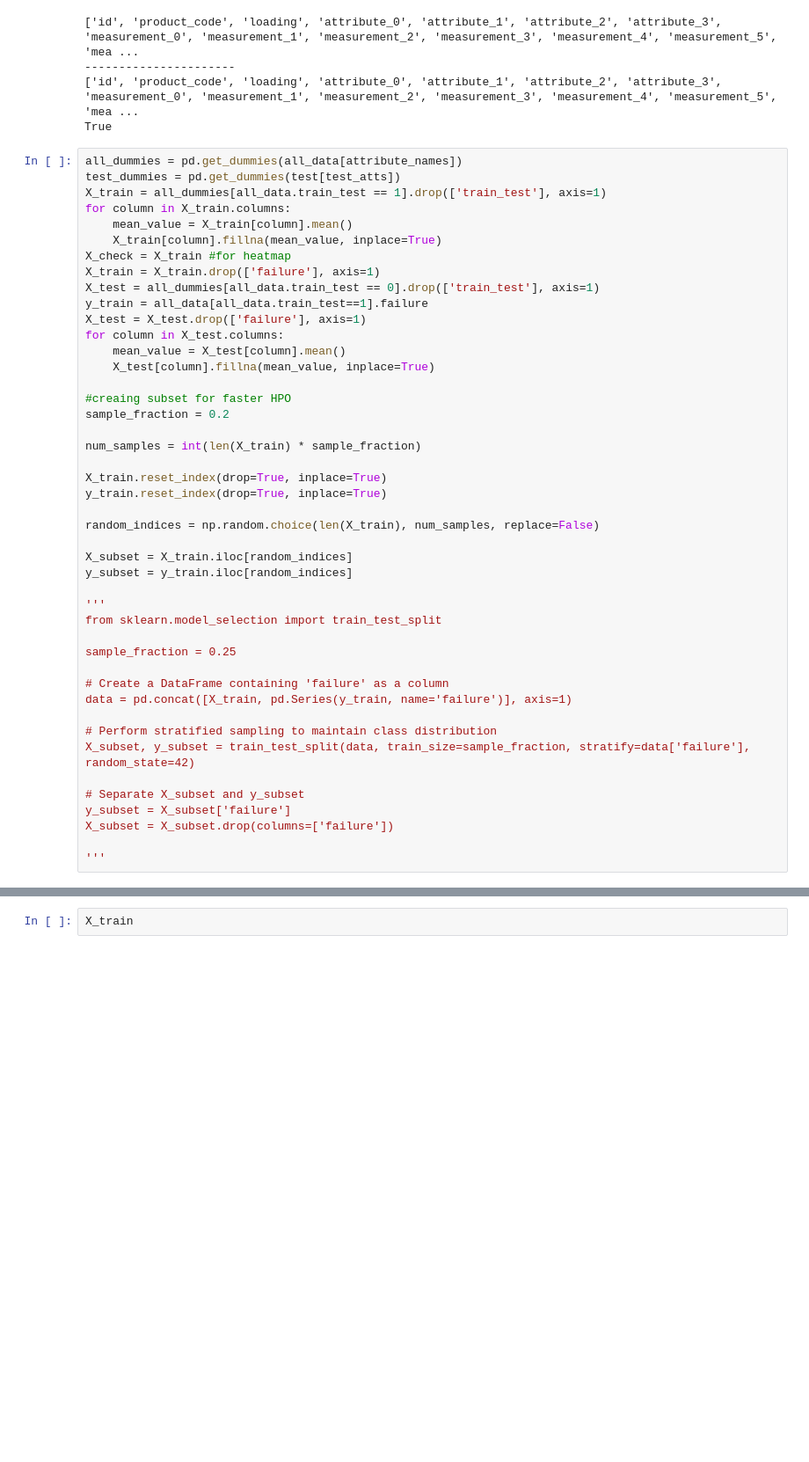
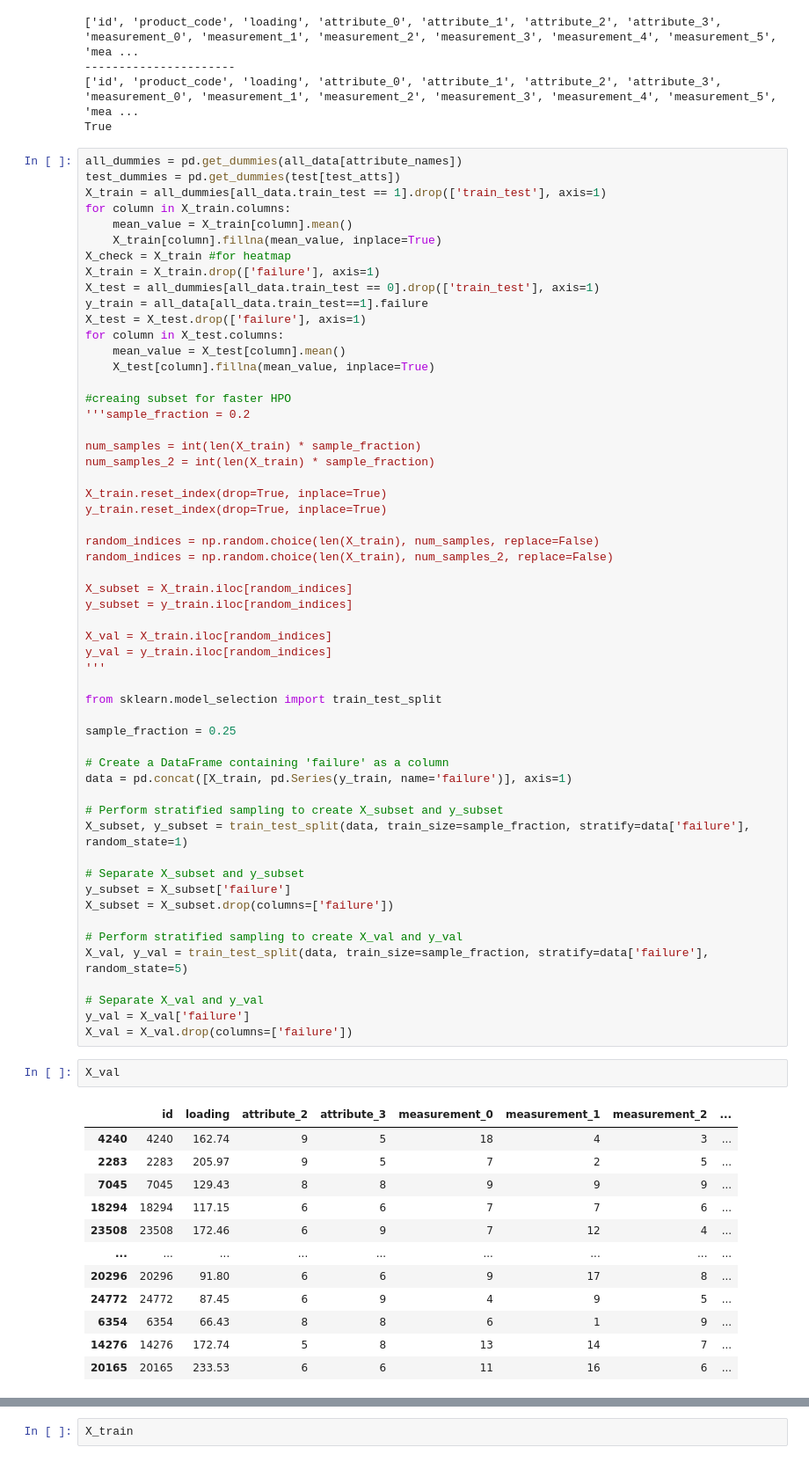
Before and after one commit to AlexisN2002/BProject, a Jupyter notebook: august2022.ipynb, the cells around one changed output, grey strips where cells are left out. Shown at 88% size. Saved outputs shown, nothing was run; the diff lists cells and outputs as text; blank space fills up the shorter version.

```diff
--- a/august2022.ipynb
+++ b/august2022.ipynb
@@ -128,19 +128,24 @@ for column in X_test.columns:
     X_test[column].fillna(mean_value, inplace=True)
 
 #creaing subset for faster HPO
-sample_fraction = 0.2
+'''sample_fraction = 0.2
 
 num_samples = int(len(X_train) * sample_fraction)
+num_samples_2 = int(len(X_train) * sample_fraction)
 
 X_train.reset_index(drop=True, inplace=True)
 y_train.reset_index(drop=True, inplace=True)
 
 random_indices = np.random.choice(len(X_train), num_samples, replace=False)
+random_indices = np.random.choice(len(X_train), num_samples_2, replace=False)
 
 X_subset = X_train.iloc[random_indices]
 y_subset = y_train.iloc[random_indices]
 
+X_val = X_train.iloc[random_indices]
+y_val = y_train.iloc[random_indices]
 '''
+
 from sklearn.model_selection import train_test_split
 
 sample_fraction = 0.25
@@ -148,11 +153,31 @@ sample_fraction = 0.25
 # Create a DataFrame containing 'failure' as a column
 data = pd.concat([X_train, pd.Series(y_train, name='failure')], axis=1)
 
-# Perform stratified sampling to maintain class distribution
-X_subset, y_subset = train_test_split(data, train_size=sample_fraction, stratify=data['failure'], random_state=42)
+# Perform stratified sampling to create X_subset and y_subset
+X_subset, y_subset = train_test_split(data, train_size=sample_fraction, stratify=data['failure'], random_state=1)
 
 # Separate X_subset and y_subset
 y_subset = X_subset['failure']
 X_subset = X_subset.drop(columns=['failure'])
 
-'''
+# Perform stratified sampling to create X_val and y_val
+X_val, y_val = train_test_split(data, train_size=sample_fraction, stratify=data['failure'], random_state=5)
+
+# Separate X_val and y_val
+y_val = X_val['failure']
+X_val = X_val.drop(columns=['failure'])
+# %%
+X_val
+# %% [output]
+|  | id | loading | attribute_2 | attribute_3 | measurement_0 | measurement_1 | measurement_2 | ... |
+| 4240 | 4240 | 162.74 | 9 | 5 | 18 | 4 | 3 | ... |
+| 2283 | 2283 | 205.97 | 9 | 5 | 7 | 2 | 5 | ... |
+| 7045 | 7045 | 129.43 | 8 | 8 | 9 | 9 | 9 | ... |
+| 18294 | 18294 | 117.15 | 6 | 6 | 7 | 7 | 6 | ... |
+| 23508 | 23508 | 172.46 | 6 | 9 | 7 | 12 | 4 | ... |
+| ... | ... | ... | ... | ... | ... | ... | ... | ... |
+| 20296 | 20296 | 91.80 | 6 | 6 | 9 | 17 | 8 | ... |
+| 24772 | 24772 | 87.45 | 6 | 9 | 4 | 9 | 5 | ... |
+| 6354 | 6354 | 66.43 | 8 | 8 | 6 | 1 | 9 | ... |
+| 14276 | 14276 | 172.74 | 5 | 8 | 13 | 14 | 7 | ... |
+| 20165 | 20165 | 233.53 | 6 | 6 | 11 | 16 | 6 | ... |
```
Also changed, not shown: parts of 10 cells of this notebook.
